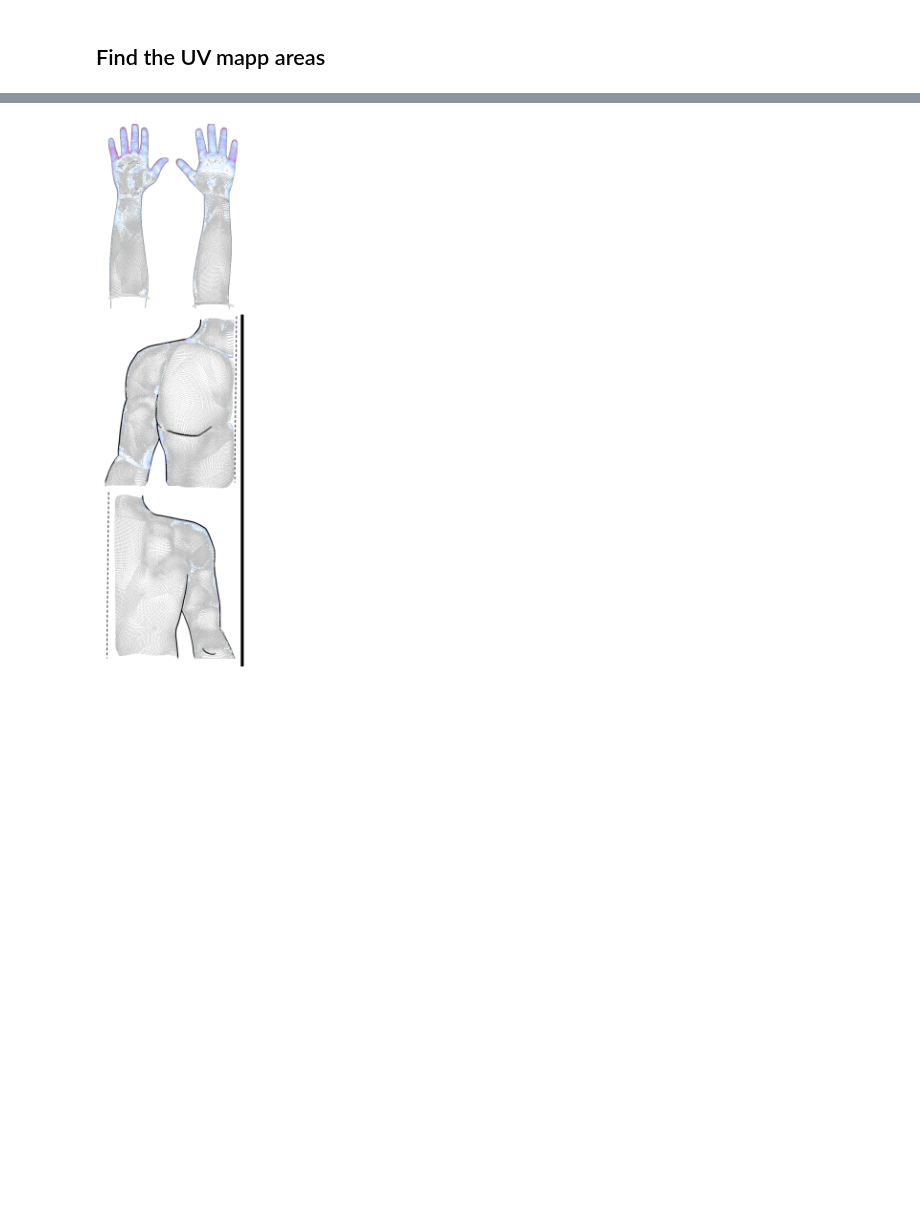
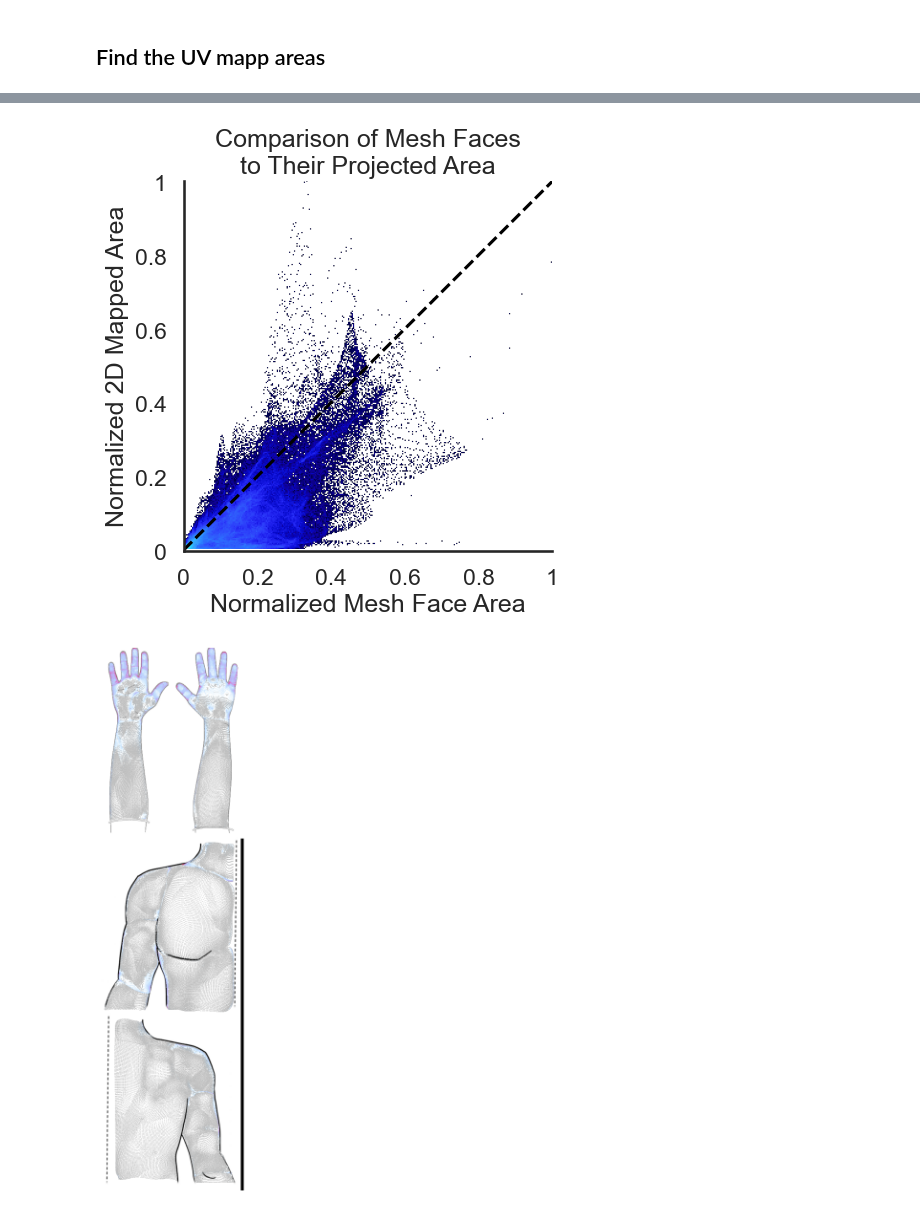
Before and after one commit to Nabizzle/Geodesic-Path-Finder, a Jupyter notebook: Code/Paper Figures.ipynb, the cells around one changed output, grey strips where cells are left out. Cells and saved outputs as stored; diff of their text form; code cells hidden in the pictures; blank space fills up the shorter version.

```diff
--- a/Code/Paper Figures.ipynb
+++ b/Code/Paper Figures.ipynb
@@ -181,3 +177,31 @@ Text(0.5, 1.0, 'Comparison of Mesh Areas to 2D Mapped Areas')
+# %%
+area_compare = pl.DataFrame({"Mesh Faces": mesh_areas / np.max(mesh_areas),
+                             "2D Mapped Faces": uv_areas / np.max(uv_areas)})
+
+agg = ds.Canvas(
+    plot_width=300,
+    plot_height=300,
+    ).points(area_compare.to_pandas(), 'Mesh Faces', '2D Mapped Faces')
+img = ds.tf.set_background(
+    ds.tf.shade(agg, how="log",
+                cmap=cc.CET_L6)).to_pil()
+plt.gca().set_aspect('equal')
+plt.imshow(img)
+x = [0, 300]
+y = [300, 0]
+ax = sns.lineplot(x=x, y=y, color='k')
+ax.lines[0].set_linestyle("--")
+plt.xlim([0, 300])
+plt.ylim([300, 0])
+sns.despine()
+plt.xticks(range(0, 301, 60), [0, 0.2, 0.4, 0.6, 0.8, 1])
+plt.yticks(range(301, 0, -60), [0, 0.2, 0.4, 0.6, 0.8, 1])
+plt.xlabel("Normalized Mesh Face Area")
+plt.ylabel("Normalized 2D Mapped Area")
+plt.title("Comparison of Mesh Faces\nto Their Projected Area", y=1)
+plt.show()
+# %% [output]
+[figure, added]
 # %%
 # Find the image dimensions
 with initialize(version_base=None, config_path="config"):
```
Also changed, not shown: parts of 4 cells of this notebook.
